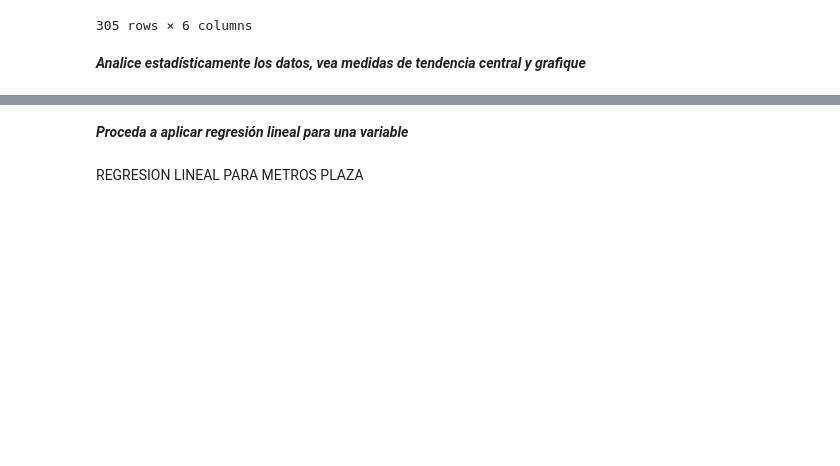
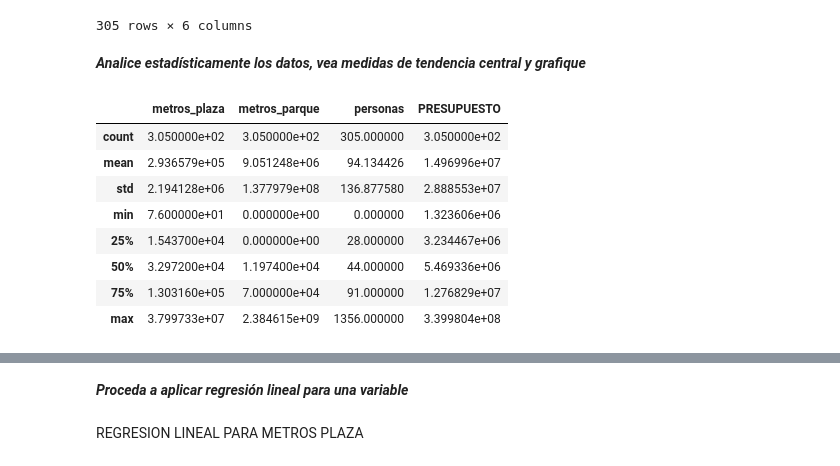
Before and after one commit to BrunoJReyes/AyudantiasTICS314-2022-2, a Jupyter notebook: Solución-Ayudantía-n°6-Ejercicios-Regresion-Lineal.ipynb, the cells around one changed output, grey strips where cells are left out. Drawn from its saved outputs; the diff is of its cells as text; code cells hidden in the pictures; blank space fills up the shorter version.

```diff
--- a/Solución-Ayudantía-n°6-Ejercicios-Regresion-Lineal.ipynb
+++ b/Solución-Ayudantía-n°6-Ejercicios-Regresion-Lineal.ipynb
@@ -175,3 +213,17 @@ df_util #Vemos nuestro data final limpio, donde queda con 305 filas y 6 columnas
 305 rows × 6 columns
 # %% [markdown]
 ***Analice estadísticamente los datos, vea medidas de tendencia central y grafique***
+# %%
+df_num = df_util[['metros_plaza', 'metros_parque',	'personas',	'PRESUPUESTO']]
+df_num.describe() #Acá vemos loss las principales medidas de tendencia central
+                  #para los datos numericos
+# %% [output]
+|  | metros_plaza | metros_parque | personas | PRESUPUESTO |
+| count | 3.050000e+02 | 3.050000e+02 | 305.000000 | 3.050000e+02 |
+| mean | 2.936579e+05 | 9.051248e+06 | 94.134426 | 1.496996e+07 |
+| std | 2.194128e+06 | 1.377979e+08 | 136.877580 | 2.888553e+07 |
+| min | 7.600000e+01 | 0.000000e+00 | 0.000000 | 1.323606e+06 |
+| 25% | 1.543700e+04 | 0.000000e+00 | 28.000000 | 3.234467e+06 |
+| 50% | 3.297200e+04 | 1.197400e+04 | 44.000000 | 5.469336e+06 |
+| 75% | 1.303160e+05 | 7.000000e+04 | 91.000000 | 1.276829e+07 |
+| max | 3.799733e+07 | 2.384615e+09 | 1356.000000 | 3.399804e+08 |
```
Also changed, not shown: parts of 11 cells of this notebook.
